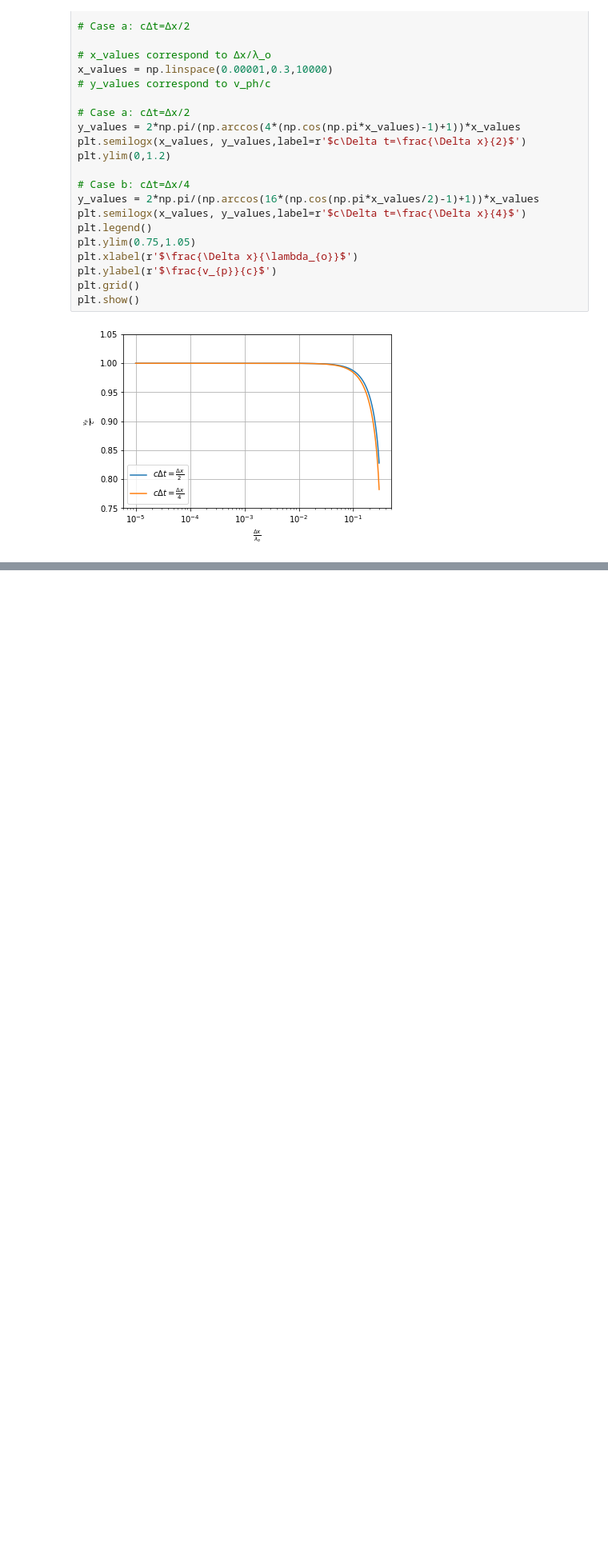
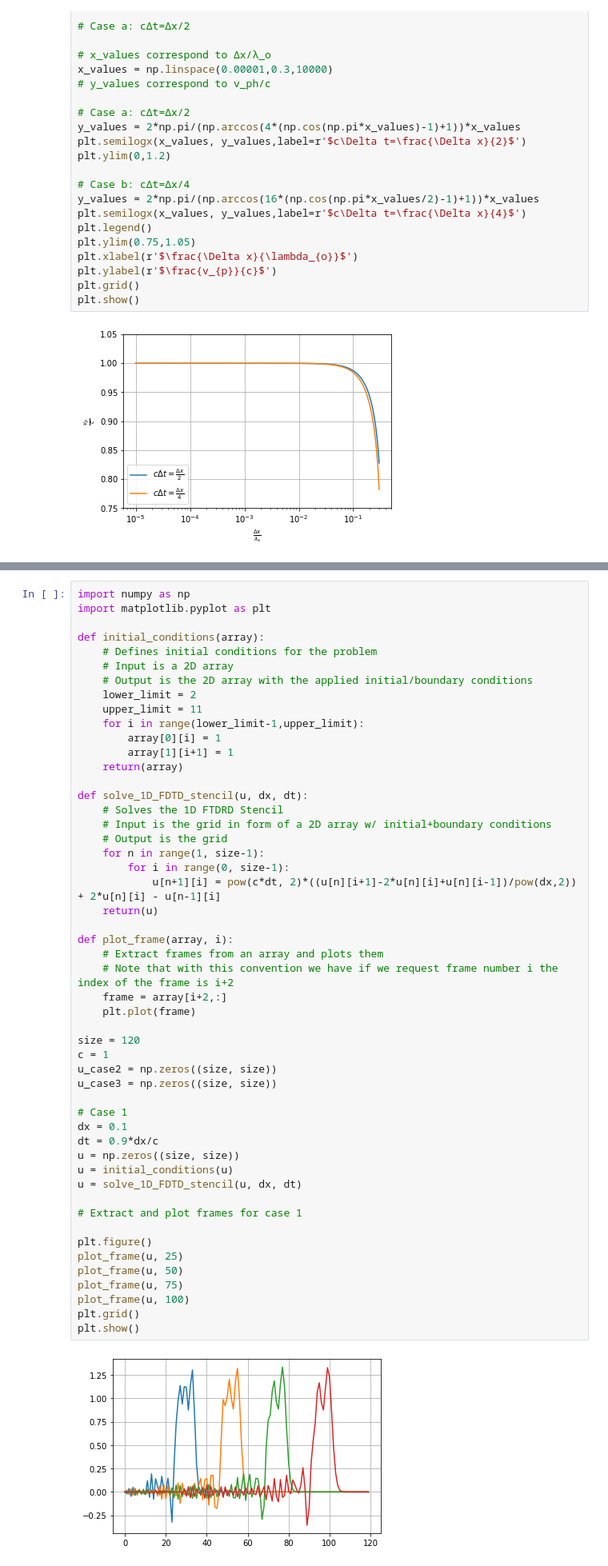
Before and after one commit to aretselis/msc-computational-physics, a Jupyter notebook: Courses/Computational Electromagnetism and Applications (ΥΦΥ203)/Problem Sets/retselis_set1.ipynb, the cells around one changed output, grey strips where cells are left out. Shown at 80% size. Cells and saved outputs as stored; diff of their text form; blank space fills up the shorter version.

Commit message:
Solve 1D FDTD Stencil

```diff
--- a/Courses/Computational Electromagnetism and Applications (ΥΦΥ203)/Problem Sets/retselis_set1.ipynb
+++ b/Courses/Computational Electromagnetism and Applications (ΥΦΥ203)/Problem Sets/retselis_set1.ipynb
@@ -42,0 +55,53 @@ plt.show()
+# %%
+import numpy as np
+import matplotlib.pyplot as plt
+
+def initial_conditions(array):
+    # Defines initial conditions for the problem
+    # Input is a 2D array
+    # Output is the 2D array with the applied initial/boundary conditions
+    lower_limit = 2
+    upper_limit = 11
+    for i in range(lower_limit-1,upper_limit):
+        array[0][i] = 1
+        array[1][i+1] = 1
+    return(array)
+
+def solve_1D_FDTD_stencil(u, dx, dt):
+    # Solves the 1D FTDRD Stencil
+    # Input is the grid in form of a 2D array w/ initial+boundary conditions
+    # Output is the grid
+    for n in range(1, size-1):
+        for i in range(0, size-1):
+            u[n+1][i] = pow(c*dt, 2)*((u[n][i+1]-2*u[n][i]+u[n][i-1])/pow(dx,2)) + 2*u[n][i] - u[n-1][i]
+    return(u)
+
+def plot_frame(array, i):
+    # Extract frames from an array and plots them
+    # Note that with this convention we have if we request frame number i the index of the frame is i+2
+    frame = array[i+2,:]
+    plt.plot(frame)
+
+size = 120
+c = 1
+u_case2 = np.zeros((size, size))
+u_case3 = np.zeros((size, size))
+
+# Case 1
+dx = 0.1
+dt = 0.9*dx/c
+u = np.zeros((size, size))
+u = initial_conditions(u)
+u = solve_1D_FDTD_stencil(u, dx, dt)
+
+# Extract and plot frames for case 1
+
+plt.figure()
+plot_frame(u, 25)
+plot_frame(u, 50)
+plot_frame(u, 75)
+plot_frame(u, 100)
+plt.grid()
+plt.show()
+# %% [output]
+[figure, added]
```
Also changed, not shown: parts of 2 cells of this notebook.
